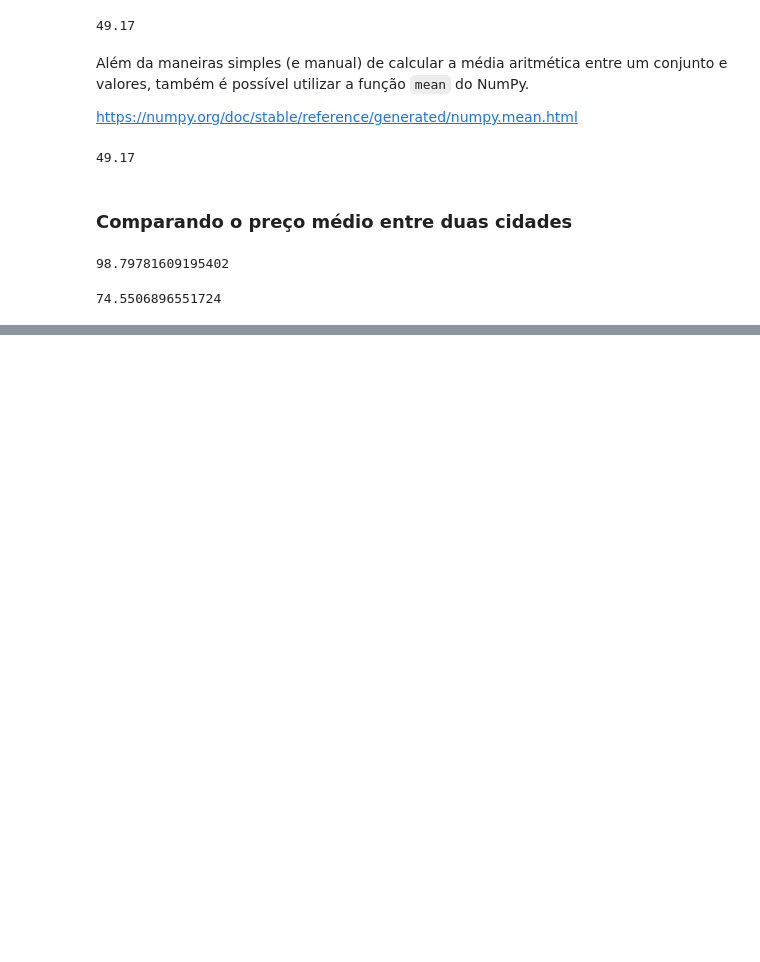
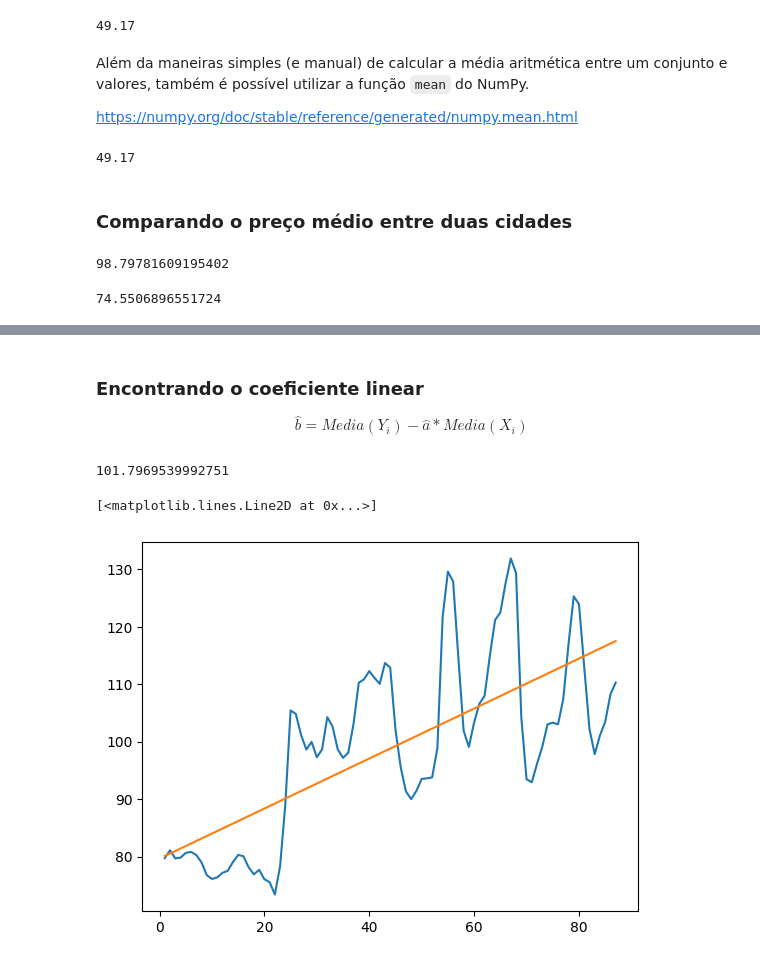
Before and after one commit to strawndri/python-ds-numpy, a Jupyter notebook: Projeto_Python_Data_Science_NumPy.ipynb, the cells around one changed output, grey strips where cells are left out. Cells and saved outputs as stored; diff of their text form; code cells hidden in the pictures; blank space fills up the shorter version.

```diff
--- a/Projeto_Python_Data_Science_NumPy.ipynb
+++ b/Projeto_Python_Data_Science_NumPy.ipynb
@@ -245,0 +337,24 @@ np.mean(kaliningrad)
+# %%
+Y = moscow
+X = datas
+n = np.size(moscow)
+# %%
+a = (n*np.sum(X*Y) - np.sum(X)*np.sum(Y))/(n*np.sum(X**2) - np.sum(X)**2)
+# %% [markdown]
+### Encontrando o coeficiente linear
+
+$$ \hat{b} = Media(Y_i) - \hat{a} * Media(X_i) $$
+# %%
+b = np.mean(Y) - a*np.mean(X)
+# %%
+y = a*X+b
+# %%
+np.linalg.norm(moscow - y)
+# %% [output]
+101.7969539992751
+# %%
+plt.plot(datas, moscow)
+plt.plot(datas, y)
+# %% [output]
+[<matplotlib.lines.Line2D at 0x...>]
+[figure, added]
```
Also changed, not shown: parts of 17 cells of this notebook.
